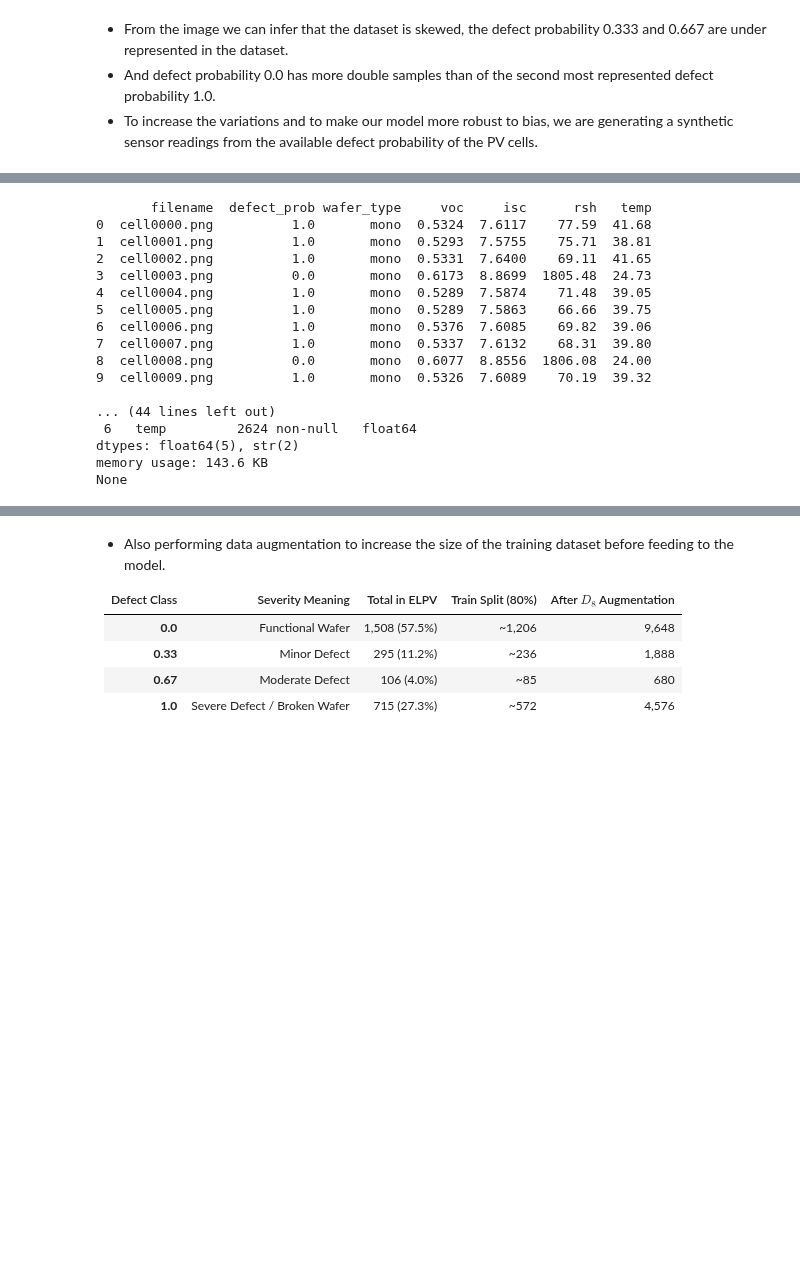
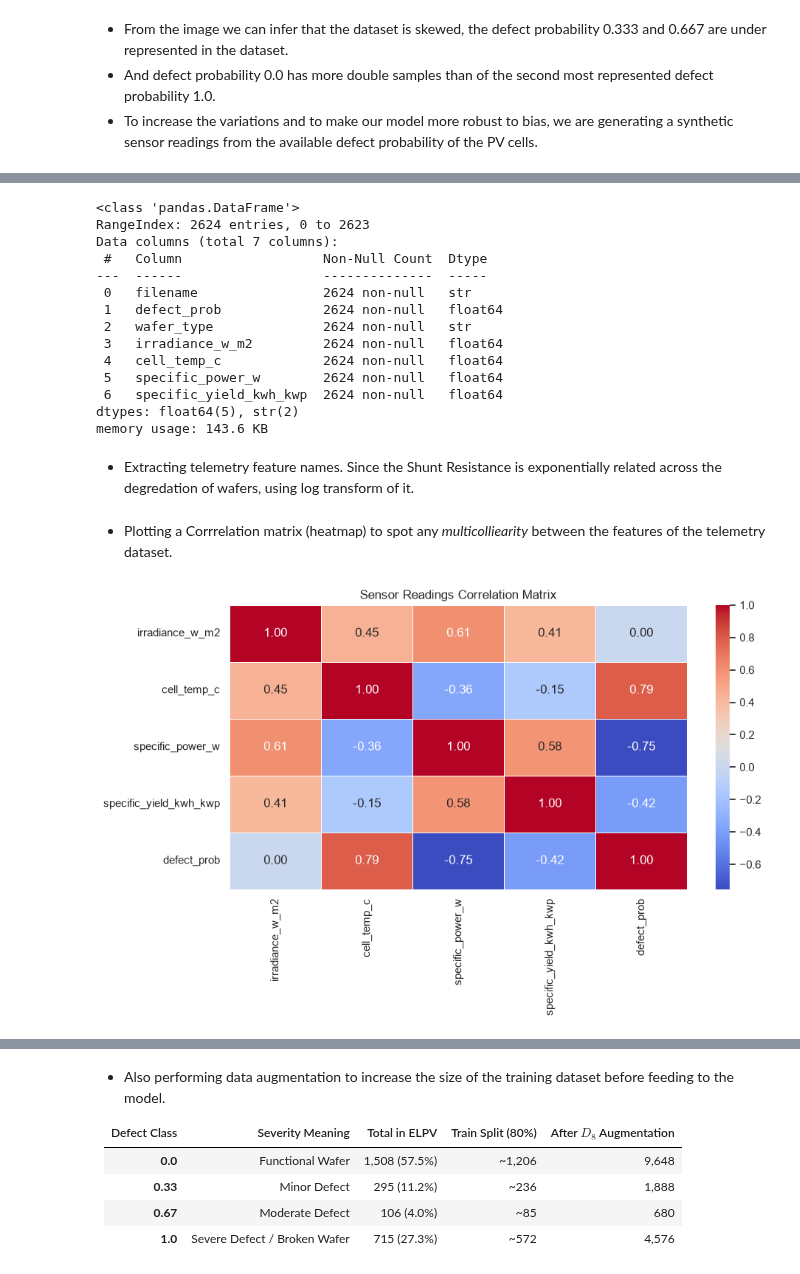
Before and after one commit to Ashutosh-Dwibedi/solarPV-defect-detection, a Jupyter notebook: src/solar_pv_main.ipynb, the cells around one changed output, grey strips where cells are left out. Cells and saved outputs as stored; diff of their text form; code cells hidden in the pictures; blank space fills up the shorter version.

Commit message:
EDA & Modified paired_telemetry dataset

```diff
--- a/src/solar_pv_main.ipynb
+++ b/src/solar_pv_main.ipynb
@@ -122,24 +158,32 @@ plt.show()
 # %%
-TELEMETRY_PATH = PROJECT_ROOT / "data" / "paired_telemetry.csv"
-pv_telemetry = pd.read_csv(TELEMETRY_PATH)
-print(pv_telemetry.head(10))
-print('\n',pv_telemetry.groupby('defect_prob').describe().T.round(2))
-print(pv_telemetry.info())
+pv_telemetry.info()
 # %% [output]
-       filename  defect_prob wafer_type     voc     isc      rsh   temp
-0  cell0000.png          1.0       mono  0.5324  7.6117    77.59  41.68
-1  cell0001.png          1.0       mono  0.5293  7.5755    75.71  38.81
-2  cell0002.png          1.0       mono  0.5331  7.6400    69.11  41.65
-3  cell0003.png          0.0       mono  0.6173  8.8699  1805.48  24.73
-4  cell0004.png          1.0       mono  0.5289  7.5874    71.48  39.05
-5  cell0005.png          1.0       mono  0.5289  7.5863    66.66  39.75
-6  cell0006.png          1.0       mono  0.5376  7.6085    69.82  39.06
-7  cell0007.png          1.0       mono  0.5337  7.6132    68.31  39.80
-8  cell0008.png          0.0       mono  0.6077  8.8556  1806.08  24.00
-9  cell0009.png          1.0       mono  0.5326  7.6089    70.19  39.32
-
-... (44 lines left out)
- 6   temp         2624 non-null   float64
+<class 'pandas.DataFrame'>
+RangeIndex: 2624 entries, 0 to 2623
+Data columns (total 7 columns):
+ #   Column                  Non-Null Count  Dtype
+---  ------                  --------------  -----
+ 0   filename                2624 non-null   str
+ 1   defect_prob             2624 non-null   float64
+ 2   wafer_type              2624 non-null   str
+ 3   irradiance_w_m2         2624 non-null   float64
+ 4   cell_temp_c             2624 non-null   float64
+ 5   specific_power_w        2624 non-null   float64
+ 6   specific_yield_kwh_kwp  2624 non-null   float64
 dtypes: float64(5), str(2)
 memory usage: 143.6 KB
-None
+# %% [markdown]
+* Extracting telemetry feature names. Since the Shunt Resistance is exponentially related across the degredation of wafers, using log transform of it.
+# %%
+telemetry_features = ["irradiance_w_m2", "cell_temp_c", "specific_power_w",
+"specific_yield_kwh_kwp"]
+# %% [markdown]
+* Plotting a Corrrelation matrix (heatmap) to spot any *multicolliearity* between the features of the telemetry dataset.
+# %%
+plt.figure(figsize=(10, 5))
+corr_matrix=pv_telemetry[telemetry_features + ['defect_prob']].corr()
+sns.heatmap(corr_matrix, annot=True, cmap='coolwarm', fmt=".2f", linewidths=0.5)
+plt.title("Sensor Readings Correlation Matrix")
+plt.show()
+# %% [output]
+[figure, added]
```
Also changed, not shown: parts of 6 cells of this notebook, 2 other files.
